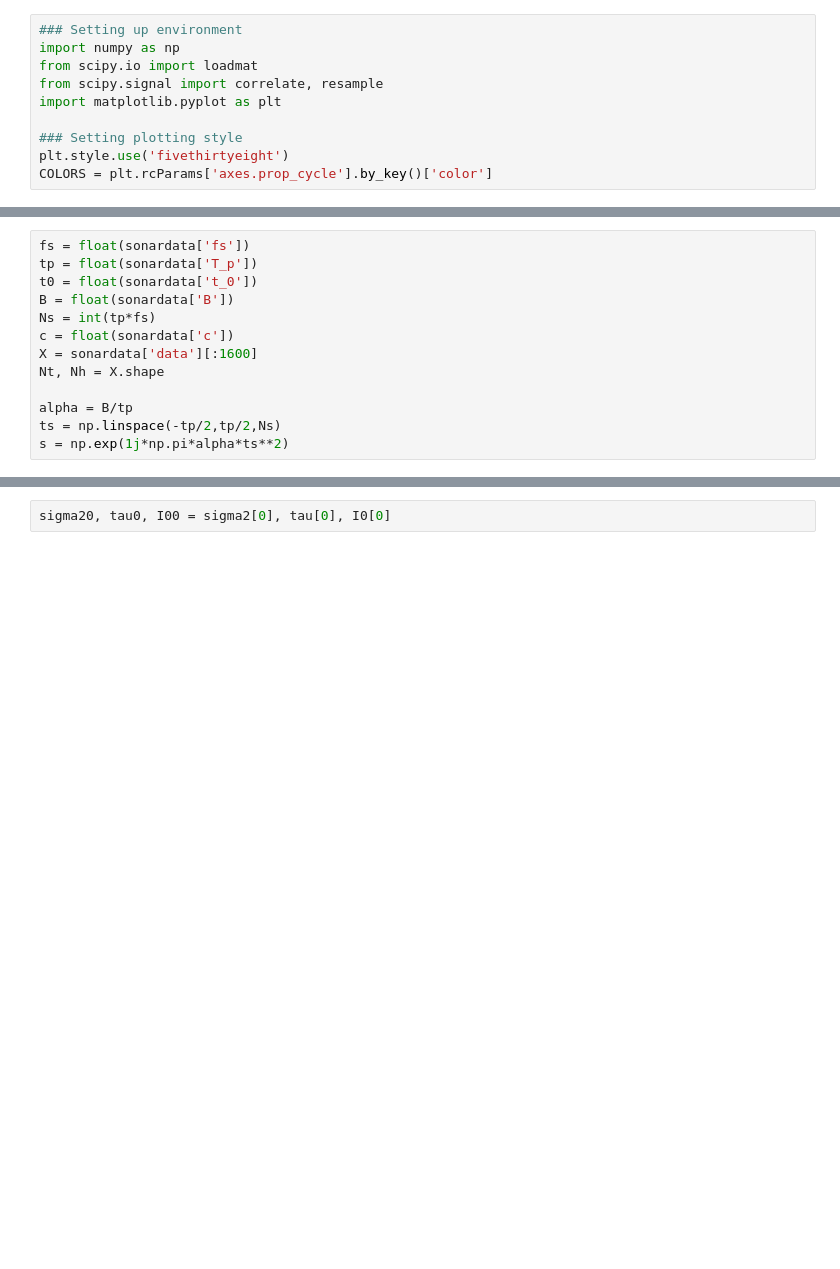
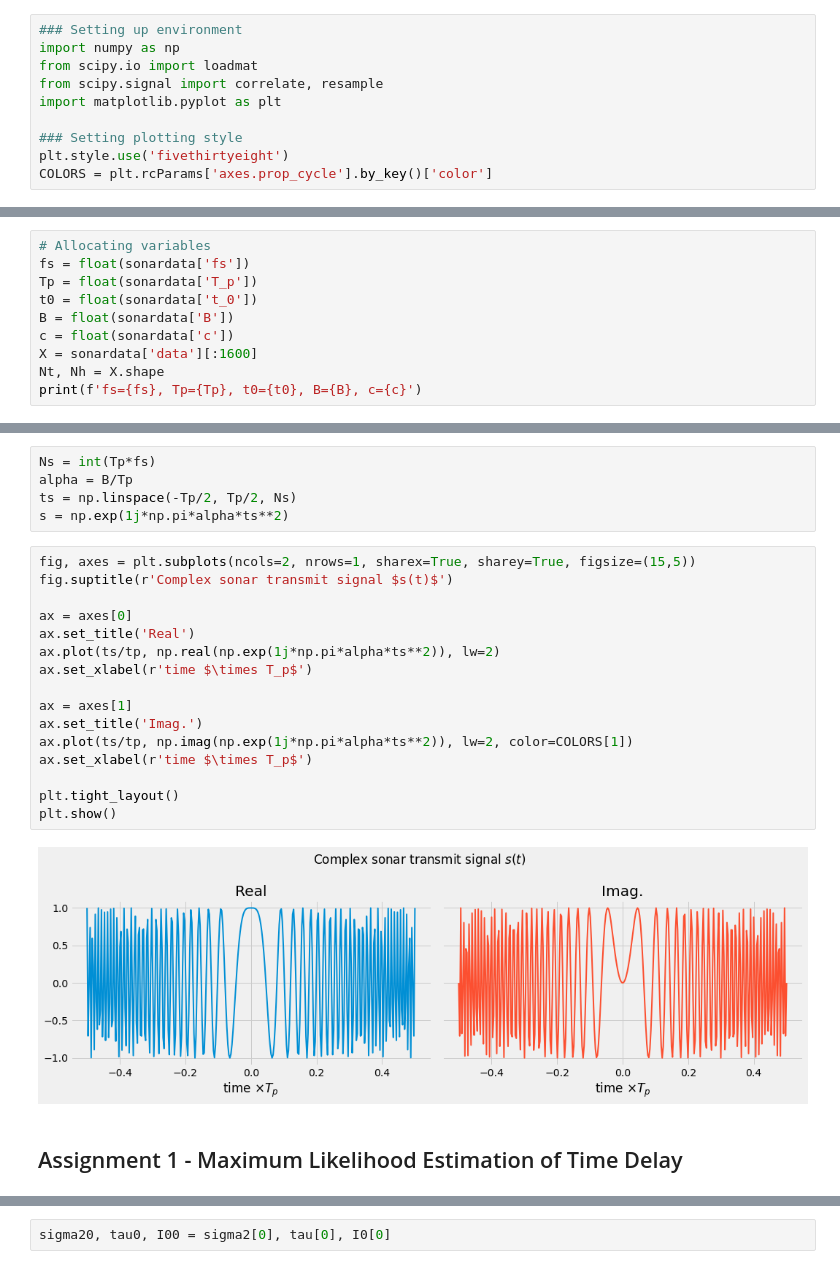
Before and after one commit to fonstelien/INF4480, a Jupyter notebook: project2/project2.ipynb, the cells around one changed output, grey strips where cells are left out. Saved outputs shown, nothing was run; the diff lists cells and outputs as text; blank space fills up the shorter version.

```diff
--- a/project2/project2.ipynb
+++ b/project2/project2.ipynb
@@ -18,13 +20,0 @@ data shape = (8192, 32)
-# %%
-fs = float(sonardata['fs'])
-tp = float(sonardata['T_p'])
-t0 = float(sonardata['t_0'])
-B = float(sonardata['B'])
-Ns = int(tp*fs)
-c = float(sonardata['c'])
-X = sonardata['data'][:1600]
-Nt, Nh = X.shape
-
-alpha = B/tp
-ts = np.linspace(-tp/2,tp/2,Ns)
-s = np.exp(1j*np.pi*alpha*ts**2)
@@ -156,0 +62,10 @@ res = lse(xlog, t)
+# %%
+# Allocating variables
+fs = float(sonardata['fs'])
+Tp = float(sonardata['T_p'])
+t0 = float(sonardata['t_0'])
+B = float(sonardata['B'])
+c = float(sonardata['c'])
+X = sonardata['data'][:1600]
+Nt, Nh = X.shape
+print(f'fs={fs}, Tp={Tp}, t0={t0}, B={B}, c={c}')
@@ -156,0 +86,25 @@ res = lse(xlog, t)
+# %%
+Ns = int(Tp*fs)
+alpha = B/Tp
+ts = np.linspace(-Tp/2, Tp/2, Ns)
+s = np.exp(1j*np.pi*alpha*ts**2)
+# %%
+fig, axes = plt.subplots(ncols=2, nrows=1, sharex=True, sharey=True, figsize=(15,5))
+fig.suptitle(r'Complex sonar transmit signal $s(t)$')
+
+ax = axes[0]
+ax.set_title('Real')
+ax.plot(ts/tp, np.real(np.exp(1j*np.pi*alpha*ts**2)), lw=2)
+ax.set_xlabel(r'time $\times T_p$')
+
+ax = axes[1]
+ax.set_title('Imag.')
+ax.plot(ts/tp, np.imag(np.exp(1j*np.pi*alpha*ts**2)), lw=2, color=COLORS[1])
+ax.set_xlabel(r'time $\times T_p$')
+
+plt.tight_layout()
+plt.show()
+# %% [output]
+[figure, added]
+# %% [markdown]
+## Assignment 1 - Maximum Likelihood Estimation of Time Delay
```
Also changed, not shown: parts of 57 cells of this notebook.
